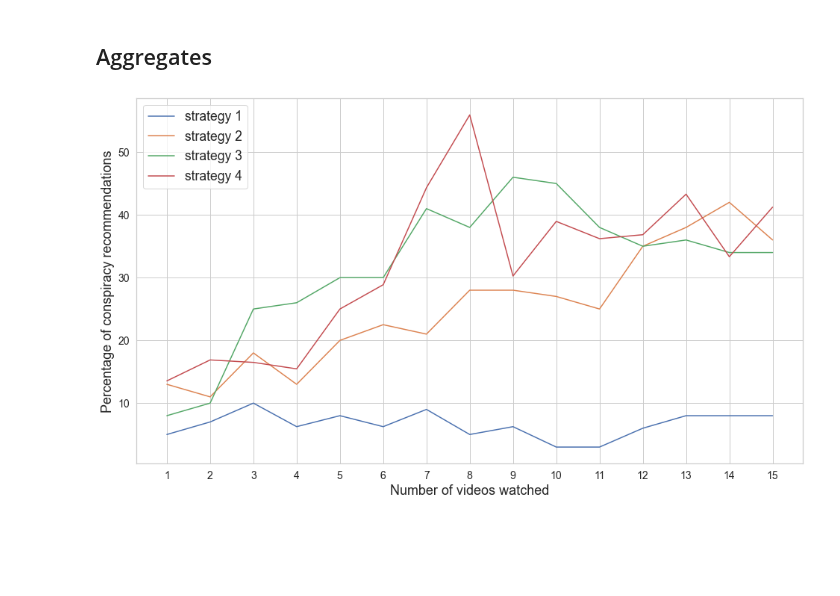
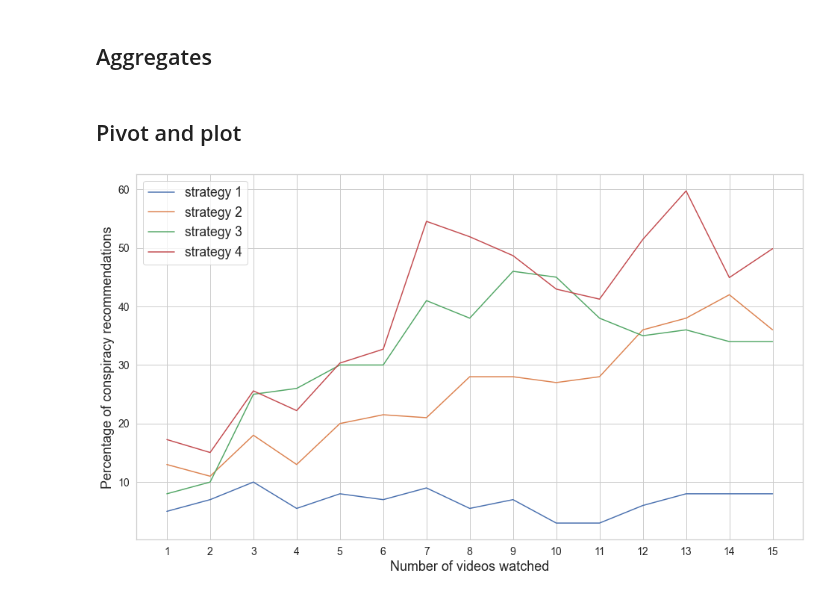
Before and after one commit to Roan-Schellingerhout/YouTube_conspiracy_paper, a Jupyter notebook: Machine Learning/Predictions.ipynb, the cells around one changed output. Saved outputs shown, nothing was run; the diff lists cells and outputs as text; code cells hidden in the pictures; blank space fills up the shorter version.

```diff
--- a/Machine Learning/Predictions.ipynb
+++ b/Machine Learning/Predictions.ipynb
@@ -18,7 +24,7 @@ import matplotlib.pyplot as plt
 recs_1 = pd.read_csv("../data/recommendations/recommendations_strat_1_clean.csv").drop("Unnamed: 0", axis=1)
 recs_2 = pd.read_csv("../data/recommendations/recommendations_strat_2_clean.csv").drop("Unnamed: 0", axis=1)
 recs_3 = pd.read_csv("../data/recommendations/recommendations_strat_3_clean.csv").drop("Unnamed: 0", axis=1)
-recs_4 = pd.read_csv("../data/recommendations/recommendations_strat_4_clean_temp.csv").drop("Unnamed: 0", axis=1).dropna()
+recs_4 = pd.read_csv("../data/recommendations/recommendations_strat_4_clean.csv").drop("Unnamed: 0", axis=1).dropna()
 # %%
 equal = pd.read_csv("../data/training_videos.csv").drop("Unnamed: 0", axis = 1)
 equal["full_text"].fillna("", inplace=True)
@@ -100,19 +106,41 @@ combined["duration"] = combined["duration"].apply(lambda x: to_seconds(str(x)))
 # %%
 # Group
 grouped = combined.groupby(["strategy", "vids_watched"])
+# %% [markdown]
+## Pivot and plot
 # %%
 sns.set_theme(style="whitegrid")
 # %%
-# plot
-(grouped["conspiracy_pred"].mean() * 100).unstack(level=0).plot(figsize=(16, 9));
+# Pivot
+pivot = pd.pivot_table(combined,
+                       index = ("strategy", "user"),
+                       columns = "vids_watched",
+                       values = "conspiracy_pred",
+                       aggfunc = np.mean)
+
+# Fill na with average of previous and next cell in column
+pivot = (pivot.fillna(method="ffill", axis = 1) + pivot.fillna(method="bfill", axis = 1)) / 2
+pivot = (pivot.fillna(method="ffill", axis = 1) + pivot.fillna(method="bfill", axis = 1)) / 2
+
+grouped = pivot.groupby("strategy").mean()
+
+# Plot
+plt.figure(figsize=(16,9))
+
+x = grouped.columns
+y = grouped.values * 100
+labels = ["strategy 1", "strategy 2", "strategy 3", "strategy 4"]
+
+for y_val, label in zip(y, labels):
+    plt.plot(x, y_val, label=label);
 
 plt.xticks(np.arange(1, 16, 1), fontsize=14)
 plt.yticks(fontsize=14)
 
 plt.xlabel("Number of videos watched", fontsize=18);
 plt.ylabel("Percentage of conspiracy recommendations", fontsize=18);
 
 plt.legend(loc="upper left", prop = {"size": 17.5})
 plt.show()
 # %% [output]
-[figure, old version]
+[figure, new version]
```
Also changed, not shown: parts of 10 cells of this notebook, 3 other files.
